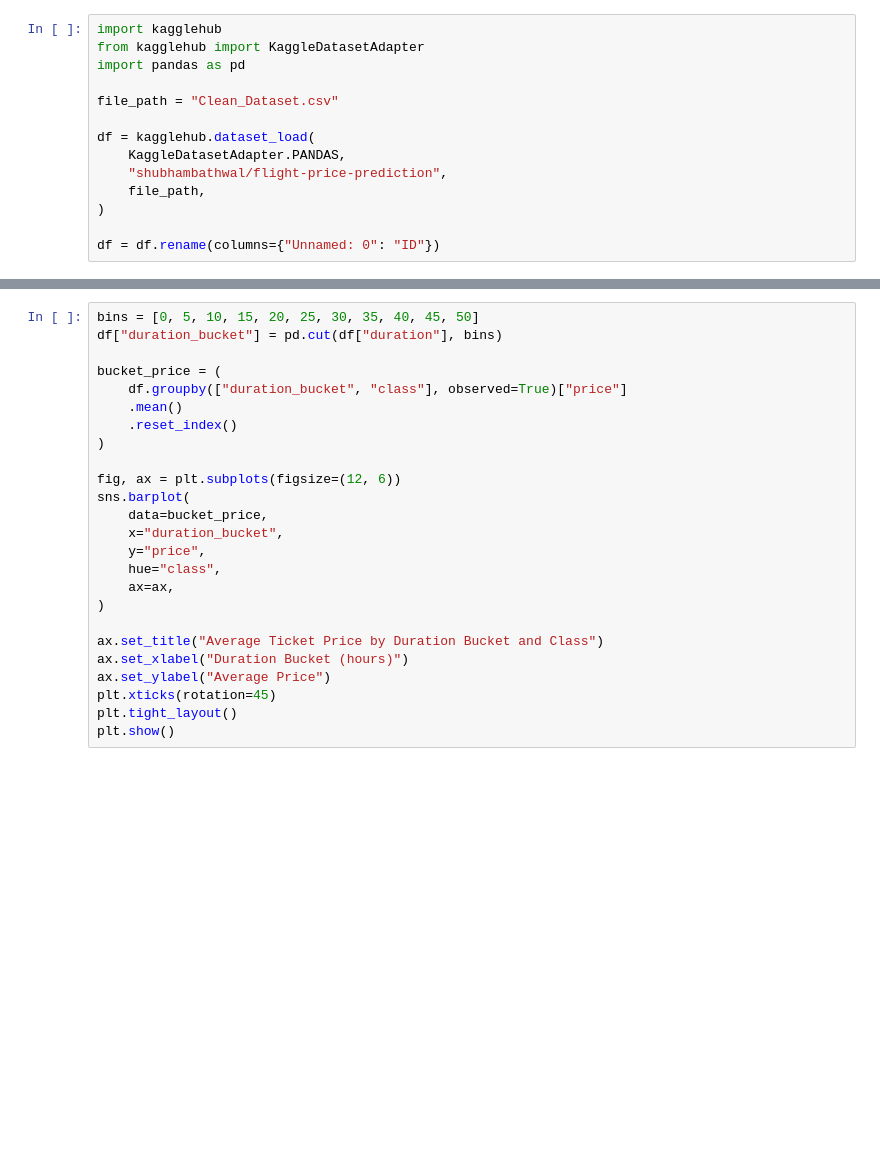
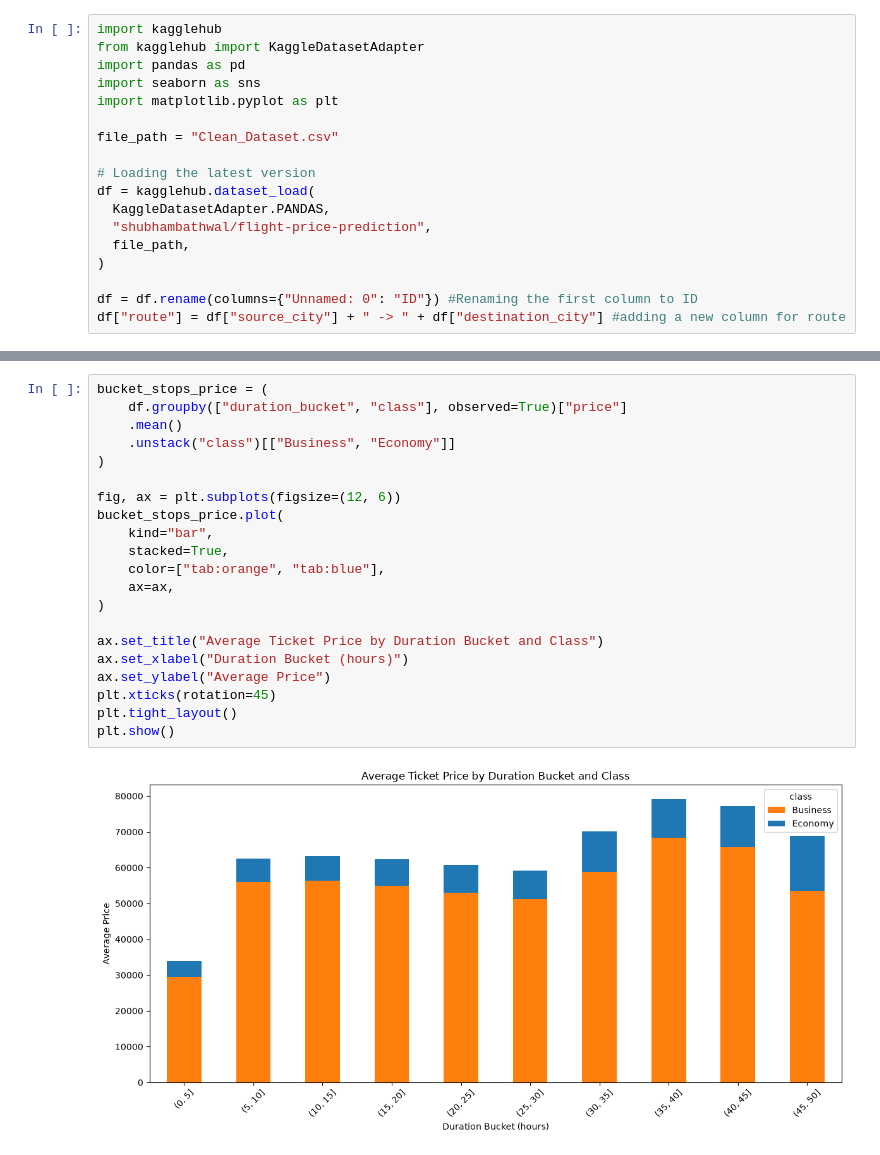
Before and after one commit to bradley-black/Flight-Data-Predictions, a Jupyter notebook: main.ipynb, the cells around one changed output, grey strips where cells are left out. Cells and saved outputs as stored; diff of their text form; blank space fills up the shorter version.

Commit message:
added another graph

```diff
--- a/main.ipynb
+++ b/main.ipynb
@@ -2,13 +2,17 @@
 import kagglehub
 from kagglehub import KaggleDatasetAdapter
 import pandas as pd
+import seaborn as sns
+import matplotlib.pyplot as plt
 
 file_path = "Clean_Dataset.csv"
 
+# Loading the latest version
 df = kagglehub.dataset_load(
-    KaggleDatasetAdapter.PANDAS,
-    "shubhambathwal/flight-price-prediction",
-    file_path,
+  KaggleDatasetAdapter.PANDAS,
+  "shubhambathwal/flight-price-prediction",
+  file_path,
 )
 
-df = df.rename(columns={"Unnamed: 0": "ID"})
+df = df.rename(columns={"Unnamed: 0": "ID"}) #Renaming the first column to ID
+df["route"] = df["source_city"] + " -> " + df["destination_city"] #adding a new column for route
@@ -56,28 +73,26 @@ plt.show()
 # %%
-bins = [0, 5, 10, 15, 20, 25, 30, 35, 40, 45, 50]
-df["duration_bucket"] = pd.cut(df["duration"], bins)
-
-bucket_price = (
+bucket_stops_price = (
     df.groupby(["duration_bucket", "class"], observed=True)["price"]
     .mean()
-    .reset_index()
+    .unstack("class")[["Business", "Economy"]]
 )
 
 fig, ax = plt.subplots(figsize=(12, 6))
-sns.barplot(
-    data=bucket_price,
-    x="duration_bucket",
-    y="price",
-    hue="class",
+bucket_stops_price.plot(
+    kind="bar",
+    stacked=True,
+    color=["tab:orange", "tab:blue"],
     ax=ax,
 )
 
 ax.set_title("Average Ticket Price by Duration Bucket and Class")
 ax.set_xlabel("Duration Bucket (hours)")
 ax.set_ylabel("Average Price")
 plt.xticks(rotation=45)
 plt.tight_layout()
 plt.show()
+# %% [output]
+[figure, added]
 # %%
 stops_pct = (
     pd.crosstab(df["duration_bucket"], df["stops"], normalize="index")[
```
Also changed, not shown: parts of 9 cells of this notebook.
